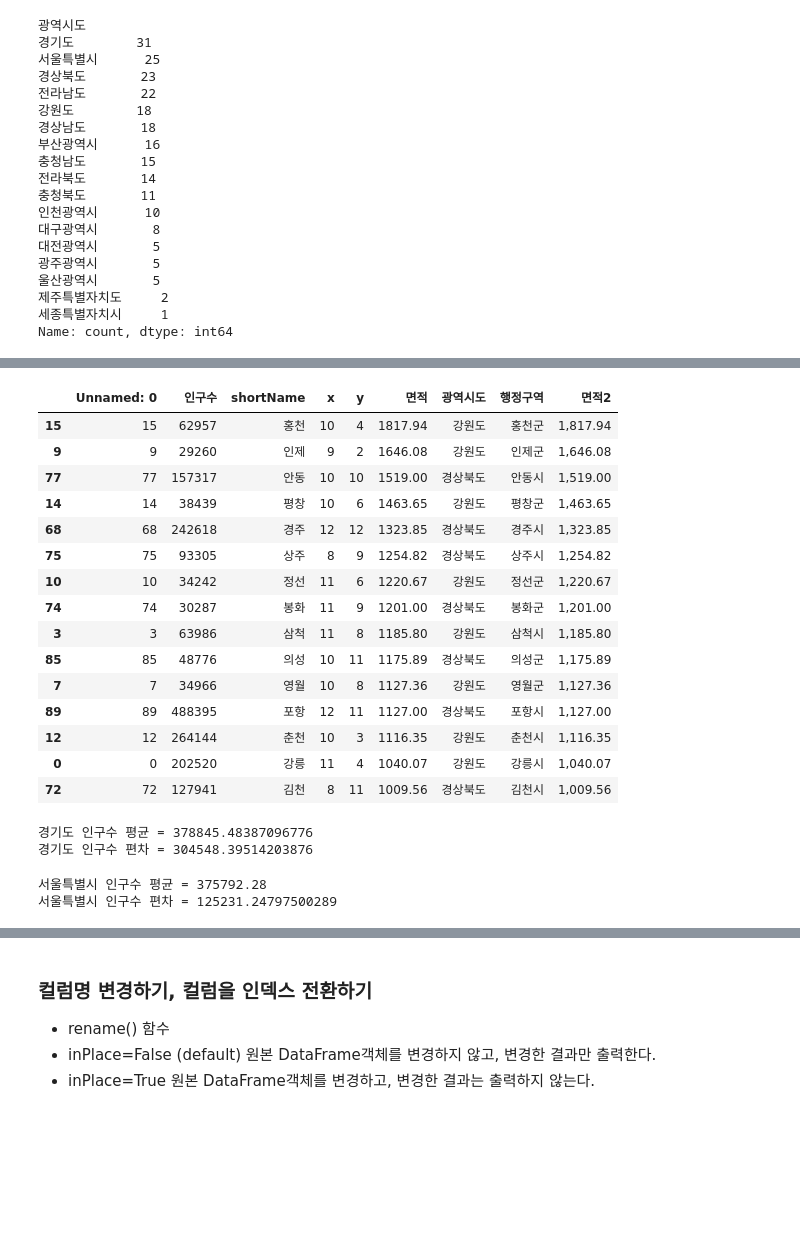
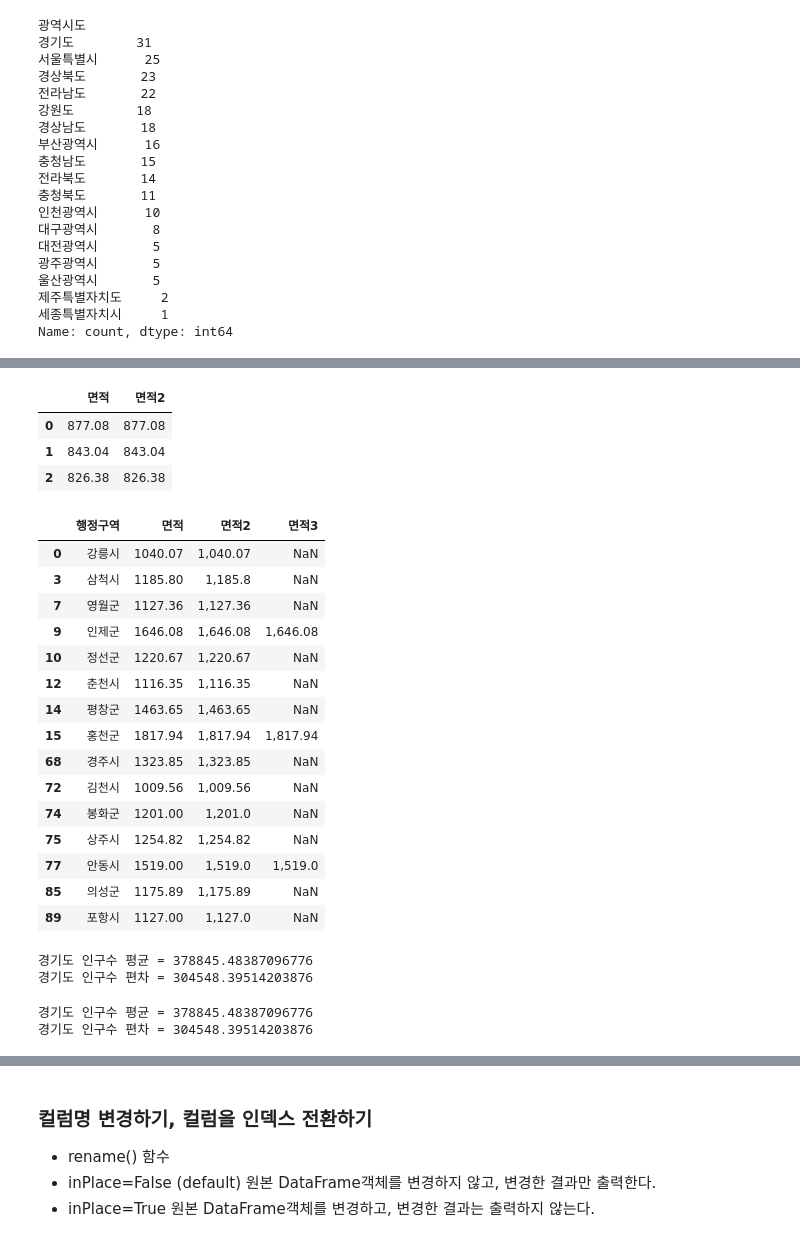
Before and after one commit to lamin5/Python_Webscraping_Analysis, a Jupyter notebook: 03-1.행정구역정보_분석과시각화.ipynb, the cells around one changed output, grey strips where cells are left out. Cells and saved outputs as stored; diff of their text form; code cells hidden in the pictures; blank space fills up the shorter version.

```diff
--- a/03-1.행정구역정보_분석과시각화.ipynb
+++ b/03-1.행정구역정보_분석과시각화.ipynb
@@ -389,24 +389,39 @@ Name: count, dtype: int64
+# %%
+# 면적2 라는 새로운 컬럼을 생성
+# area_truc = lambda val:f"{val:.2f}"
+gy_df['면적2'] = gy_df['면적'].map(lambda val:f"{val:.2f}")
+gy_df[['면적','면적2']].head(3)
+# %% [output]
+|  | 면적 | 면적2 |
+| 0 | 877.08 | 877.08 |
+| 1 | 843.04 | 843.04 |
+| 2 | 826.38 | 826.38 |
 # %%
 # 면적이 > 1000 큰 조건과 매핑되는 새로운 DataFrame 생성 area_1000 라는 변수에 저장하기
-
-
+area_1000 = data.loc[data['면적'] > 1000].copy()
 # area_1000 DataFrame 객체에 면적2 컬럼을 생성
+area_1000.loc[:,'면적2'] = area_1000['면적'].map('{:,}'.format)
-# %% [output]
-|  | Unnamed: 0 | 인구수 | shortName | x | y | 면적 | 광역시도 | 행정구역 | 면적2 |
-| 15 | 15 | 62957 | 홍천 | 10 | 4 | 1817.94 | 강원도 | 홍천군 | 1,817.94 |
-| 9 | 9 | 29260 | 인제 | 9 | 2 | 1646.08 | 강원도 | 인제군 | 1,646.08 |
-| 77 | 77 | 157317 | 안동 | 10 | 10 | 1519.00 | 경상북도 | 안동시 | 1,519.00 |
-| 14 | 14 | 38439 | 평창 | 10 | 6 | 1463.65 | 강원도 | 평창군 | 1,463.65 |
-| 68 | 68 | 242618 | 경주 | 12 | 12 | 1323.85 | 경상북도 | 경주시 | 1,323.85 |
-| 75 | 75 | 93305 | 상주 | 8 | 9 | 1254.82 | 경상북도 | 상주시 | 1,254.82 |
-| 10 | 10 | 34242 | 정선 | 11 | 6 | 1220.67 | 강원도 | 정선군 | 1,220.67 |
-| 74 | 74 | 30287 | 봉화 | 11 | 9 | 1201.00 | 경상북도 | 봉화군 | 1,201.00 |
-| 3 | 3 | 63986 | 삼척 | 11 | 8 | 1185.80 | 강원도 | 삼척시 | 1,185.80 |
-| 85 | 85 | 48776 | 의성 | 10 | 11 | 1175.89 | 경상북도 | 의성군 | 1,175.89 |
-| 7 | 7 | 34966 | 영월 | 10 | 8 | 1127.36 | 강원도 | 영월군 | 1,127.36 |
-| 89 | 89 | 488395 | 포항 | 12 | 11 | 1127.00 | 경상북도 | 포항시 | 1,127.00 |
-| 12 | 12 | 264144 | 춘천 | 10 | 3 | 1116.35 | 강원도 | 춘천시 | 1,116.35 |
-| 0 | 0 | 202520 | 강릉 | 11 | 4 | 1040.07 | 강원도 | 강릉시 | 1,040.07 |
-| 72 | 72 | 127941 | 김천 | 8 | 11 | 1009.56 | 경상북도 | 김천시 | 1,009.56 |
+# %%
+# area_1000 DataFrame 객체에 면적3 칼럼을 생성, 조건을 만족하는 Row에 적용됨
+area_1000.loc[area_1000['면적'] > 1500, '면적3'] = area_1000['면적'].map('{:,}'.format)
+
+area_1000[['행정구역','면적','면적2','면적3']]
+# %% [output]
+|  | 행정구역 | 면적 | 면적2 | 면적3 |
+| 0 | 강릉시 | 1040.07 | 1,040.07 | NaN |
+| 3 | 삼척시 | 1185.80 | 1,185.8 | NaN |
+| 7 | 영월군 | 1127.36 | 1,127.36 | NaN |
+| 9 | 인제군 | 1646.08 | 1,646.08 | 1,646.08 |
+| 10 | 정선군 | 1220.67 | 1,220.67 | NaN |
+| 12 | 춘천시 | 1116.35 | 1,116.35 | NaN |
+| 14 | 평창군 | 1463.65 | 1,463.65 | NaN |
+| 15 | 홍천군 | 1817.94 | 1,817.94 | 1,817.94 |
+| 68 | 경주시 | 1323.85 | 1,323.85 | NaN |
+| 72 | 김천시 | 1009.56 | 1,009.56 | NaN |
+| 74 | 봉화군 | 1201.00 | 1,201.0 | NaN |
+| 75 | 상주시 | 1254.82 | 1,254.82 | NaN |
+| 77 | 안동시 | 1519.00 | 1,519.0 | 1,519.0 |
+| 85 | 의성군 | 1175.89 | 1,175.89 | NaN |
+| 89 | 포항시 | 1127.00 | 1,127.0 | NaN |
 # %%
 #경기도 인구수의 평균과 표준편차
@@ -420,7 +439,7 @@ def pop_mean_std(sido_name):
 # %%
-pop_mean_std('서울특별시')
+pop_mean_std(data,'서울특별시')
 # %% [output]
-서울특별시 인구수 평균 = 375792.28
-서울특별시 인구수 편차 = 125231.24797500289
+경기도 인구수 평균 = 378845.48387096776
+경기도 인구수 편차 = 304548.39514203876
 # %%
 # Unique한 광역시도명 순회하면서  광역시도명을 출력합니다.
```
Also changed, not shown: parts of 51 cells of this notebook, 1 other file.
